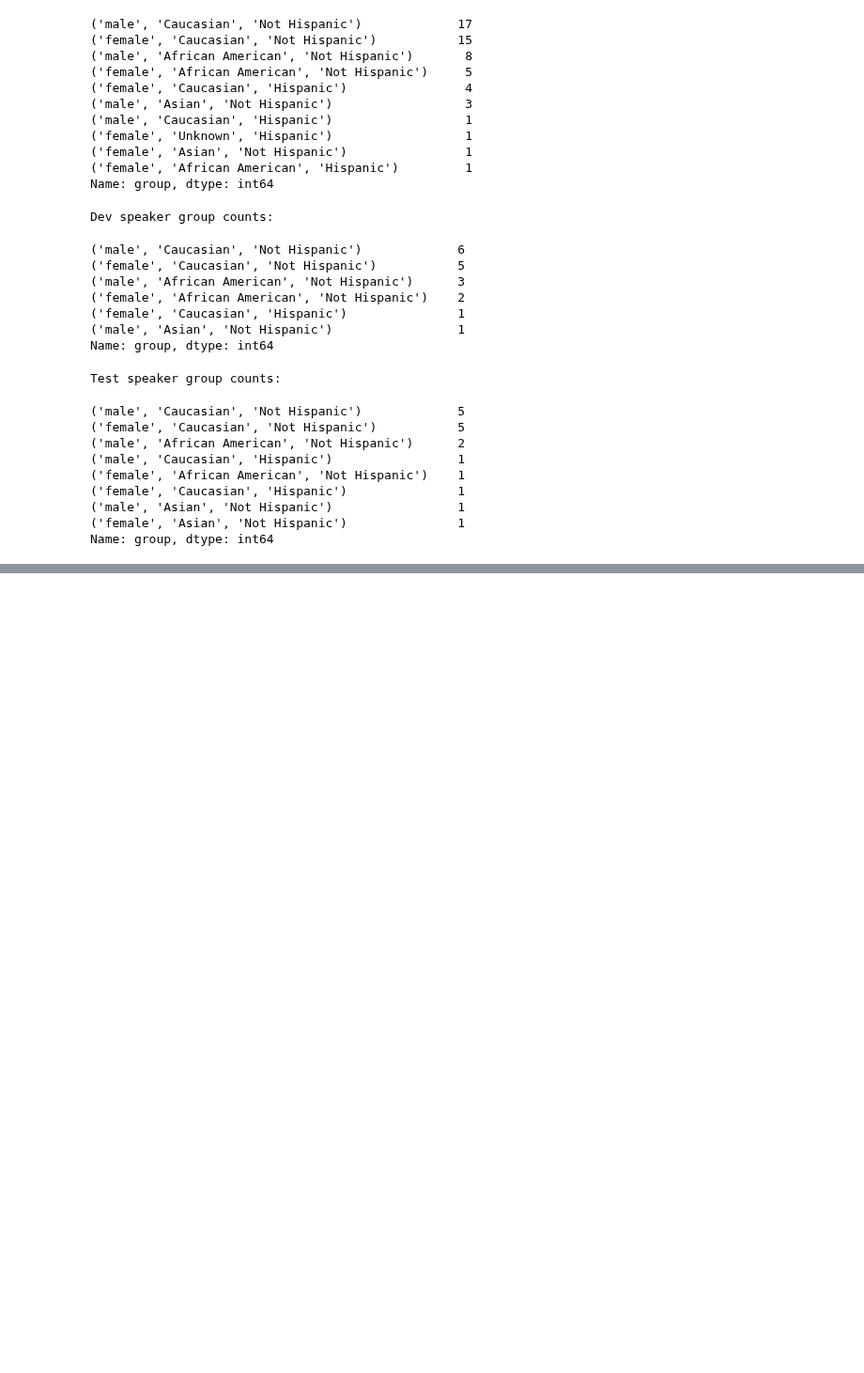
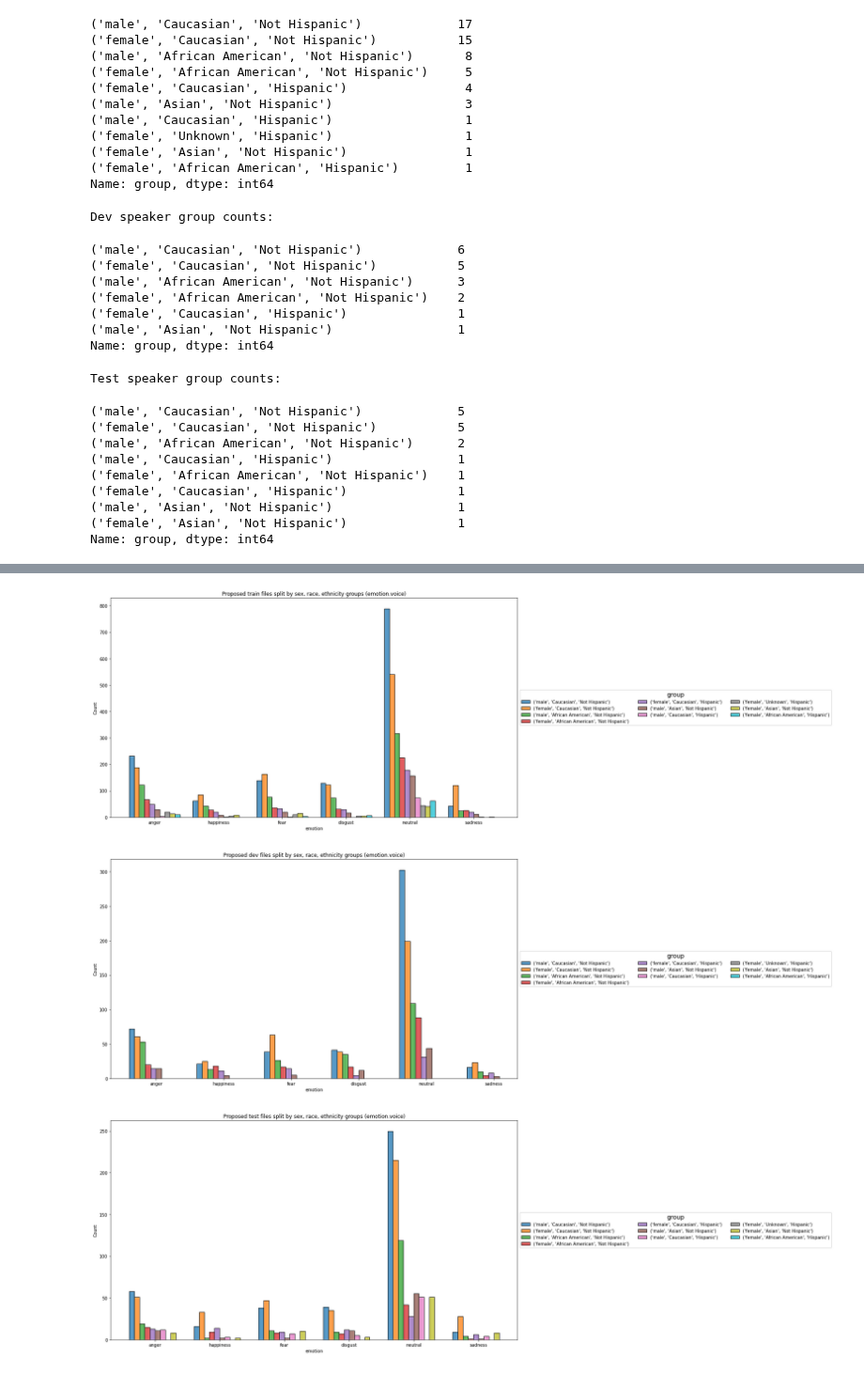
Before and after one commit to audeering/crema-d, a Jupyter notebook: 1.1.0/speaker_splits.ipynb, the cells around one changed output, grey strips where cells are left out. Shown at 94% size. Cells and saved outputs as stored; diff of their text form; code cells hidden in the pictures; blank space fills up the shorter version.

```diff
--- a/1.1.0/speaker_splits.ipynb
+++ b/1.1.0/speaker_splits.ipynb
@@ -196,0 +225,14 @@ Name: group, dtype: int64
+# %%
+train_voice_df = voice_df[voice_df['speaker'].isin(speaker_dist[0])]
+dev_voice_df = voice_df[voice_df['speaker'].isin(speaker_dist[1])]
+test_voice_df = voice_df[voice_df['speaker'].isin(speaker_dist[2])]
+
+
+
+vis_hist(train_voice_df,x='emotion', hue='group', hue_order=group_order, title='Proposed train files split by sex, race, ethnicity groups (emotion.voice)')
+vis_hist(dev_voice_df, x='emotion', hue='group', hue_order=group_order, title='Proposed dev files split by sex, race, ethnicity groups (emotion.voice)')
+vis_hist(test_voice_df, x='emotion',hue='group', hue_order=group_order, title='Proposed test files split by sex, race, ethnicity groups (emotion.voice)')
+# %% [output]
+[figure, added]
+[figure, added]
+[figure, added]
```
Also changed, not shown: parts of 1 cell of this notebook.
